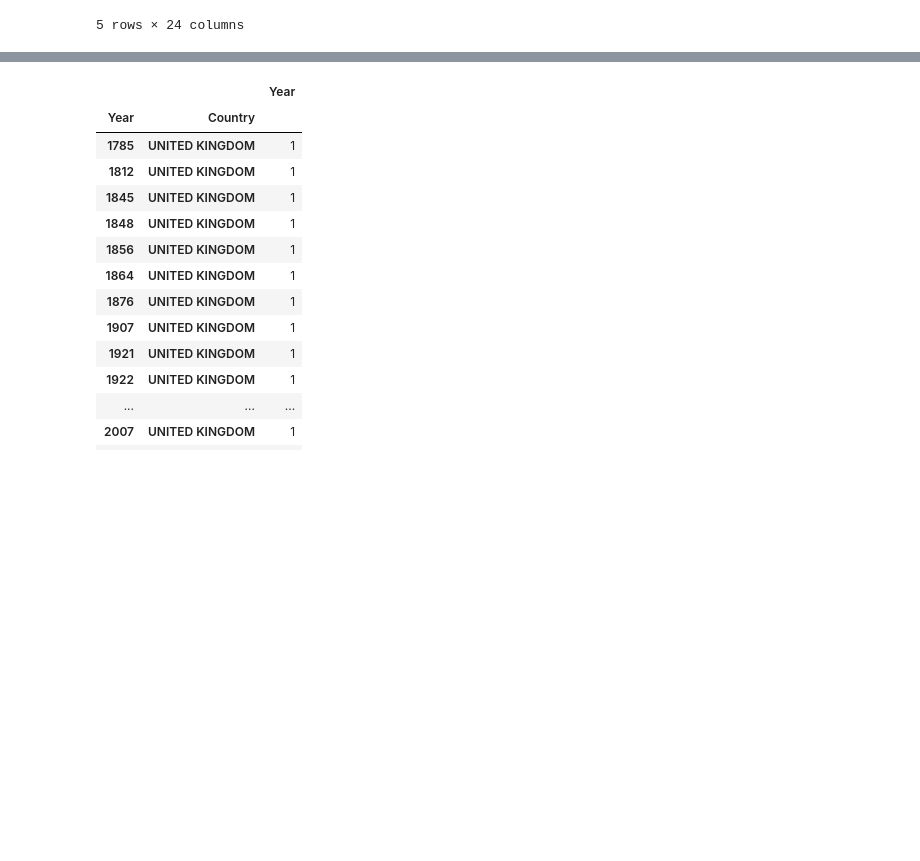
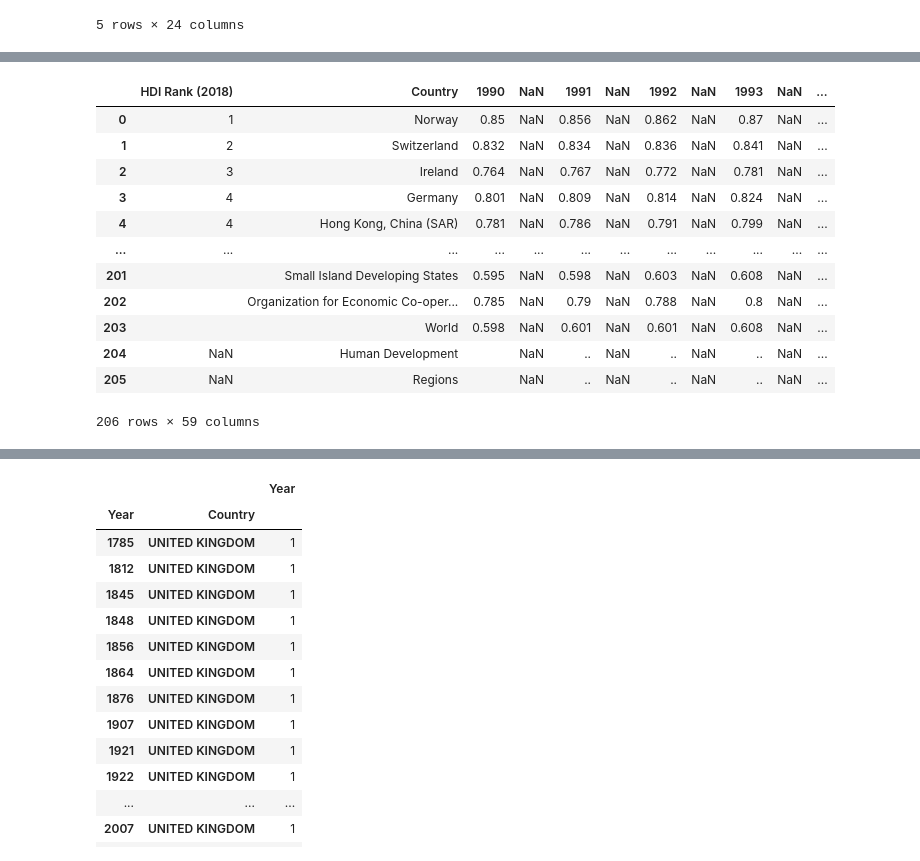
Before and after one commit to meryreddoor/project-clean-folder, a Jupyter notebook: Project Cleaning folders.ipynb, the cells around one changed output, grey strips where cells are left out. Drawn from its saved outputs; the diff is of its cells as text; code cells hidden in the pictures; blank space fills up the shorter version.

```diff
--- a/Project Cleaning folders.ipynb
+++ b/Project Cleaning folders.ipynb
@@ -265,0 +218,4 @@ Dev=['NORWAY',
+# %%
+#Opening the Human Development Index in order to extract the TOP20 Developed countries for our analysis.
+hdi = pd.read_csv("OUTPUT/Human Development Index (HDI).csv",encoding='latin1')
+hdi.head()
@@ -265,0 +230,20 @@ Dev=['NORWAY',
+# %%
+#Deleting first row.
+hdi.columns = hdi.iloc[0]
+hdi = hdi.reindex(hdi.index.drop(0)).reset_index(drop=True)
+hdi.columns.name = None
+hdi
+# %% [output]
+|  | HDI Rank (2018) | Country | 1990 | NaN | 1991 | NaN | 1992 | NaN | 1993 | NaN | ... |
+| 0 | 1 | Norway | 0.85 | NaN | 0.856 | NaN | 0.862 | NaN | 0.87 | NaN | ... |
+| 1 | 2 | Switzerland | 0.832 | NaN | 0.834 | NaN | 0.836 | NaN | 0.841 | NaN | ... |
+| 2 | 3 | Ireland | 0.764 | NaN | 0.767 | NaN | 0.772 | NaN | 0.781 | NaN | ... |
+| 3 | 4 | Germany | 0.801 | NaN | 0.809 | NaN | 0.814 | NaN | 0.824 | NaN | ... |
+| 4 | 4 | Hong Kong, China (SAR) | 0.781 | NaN | 0.786 | NaN | 0.791 | NaN | 0.799 | NaN | ... |
+| ... | ... | ... | ... | ... | ... | ... | ... | ... | ... | ... | ... |
+| 201 |  | Small Island Developing States | 0.595 | NaN | 0.598 | NaN | 0.603 | NaN | 0.608 | NaN | ... |
+| 202 |  | Organization for Economic Co-oper... | 0.785 | NaN | 0.79 | NaN | 0.788 | NaN | 0.8 | NaN | ... |
+| 203 |  | World | 0.598 | NaN | 0.601 | NaN | 0.601 | NaN | 0.608 | NaN | ... |
+| 204 | NaN | Human Development |  | NaN | .. | NaN | .. | NaN | .. | NaN | ... |
+| 205 | NaN | Regions |  | NaN | .. | NaN | .. | NaN | .. | NaN | ... |
+206 rows × 59 columns
```
Also changed, not shown: parts of 46 cells of this notebook, 3 other files.
